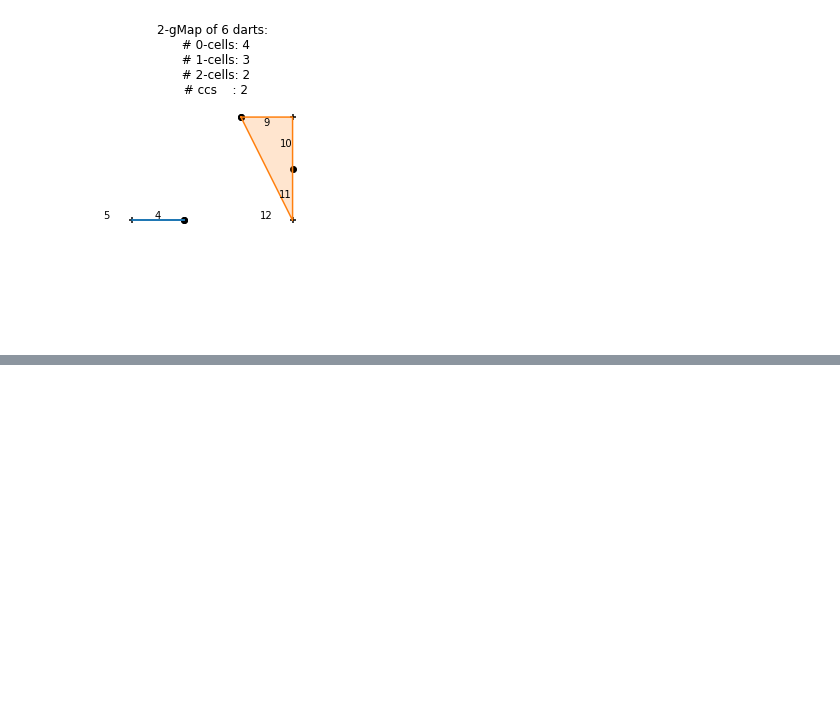
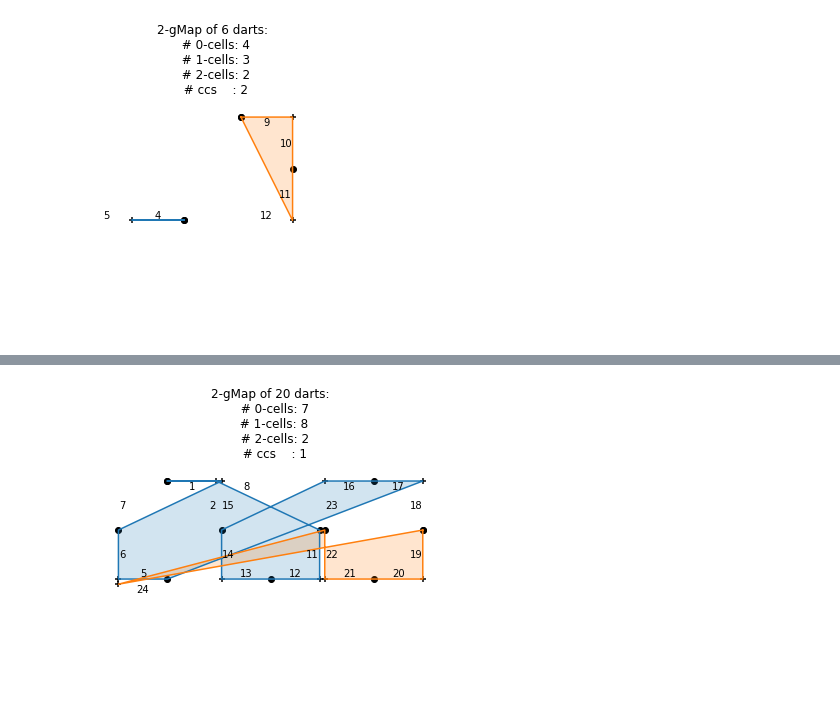
Before and after one commit to napolanocarmine/Thesis_Project, a Jupyter notebook: combinatorial/notebooks/02_pixelmap copy.ipynb, the cells around one changed output, grey strips where cells are left out. Cells and saved outputs as stored; diff of their text form; code cells hidden in the pictures; blank space fills up the shorter version.

```diff
--- a/combinatorial/notebooks/02_pixelmap copy.ipynb
+++ b/combinatorial/notebooks/02_pixelmap copy.ipynb
@@ -1015,0 +1025,4 @@ m.plot_faces()
+# %%
+m.plot_faces()
+# %% [output]
+[figure, added]
```
Also changed, not shown: parts of 10 cells of this notebook, 4 other files.
